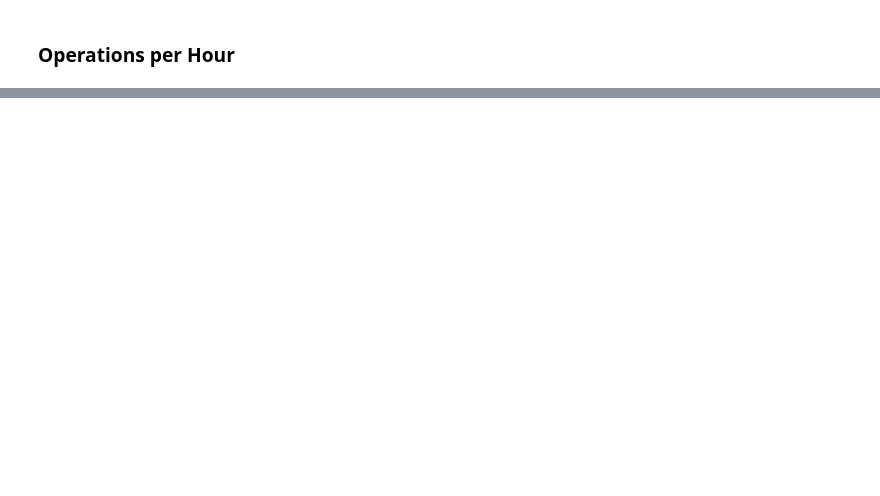
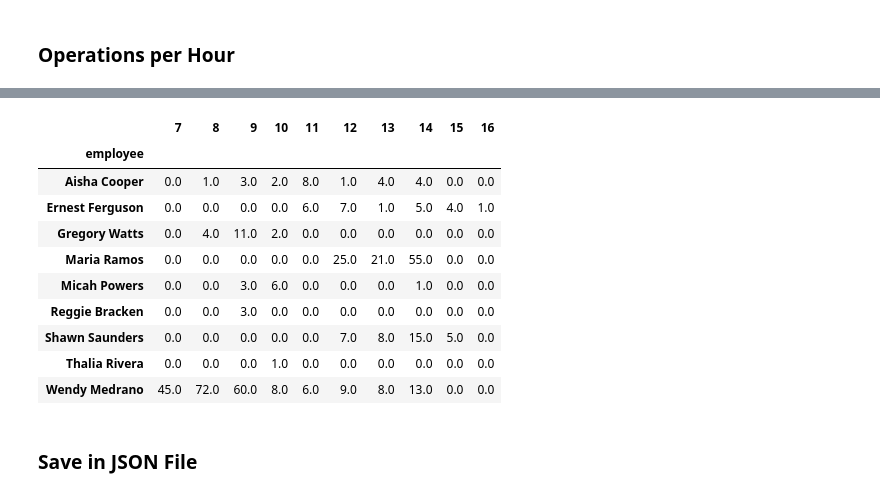
Before and after one commit to wdsrx/data_exploration, a Jupyter notebook: Operations.ipynb, the cells around one changed output, grey strips where cells are left out. Drawn from its saved outputs; the diff is of its cells as text; code cells hidden in the pictures; blank space fills up the shorter version.

```diff
--- a/Operations.ipynb
+++ b/Operations.ipynb
@@ -362,0 +424,22 @@ plt.show()
+# %%
+# Pivot
+df_picking_20_pivoted = df_picking_20_grouped.pivot(index='employee', columns='Hour', values='operationCode')
+df_picking_20_pivoted = df_picking_20_pivoted.fillna(0)
+df_picking_20_pivoted = df_picking_20_pivoted.rename_axis(None, axis=1)
+#df_picking_10_pivoted.reset_index(inplace=True)
+
+df_picking_20_pivoted
+# %% [output]
+|  | 7 | 8 | 9 | 10 | 11 | 12 | 13 | 14 | 15 | 16 |
+| employee |  |  |  |  |  |  |  |  |  |  |
+| Aisha Cooper | 0.0 | 1.0 | 3.0 | 2.0 | 8.0 | 1.0 | 4.0 | 4.0 | 0.0 | 0.0 |
+| Ernest Ferguson | 0.0 | 0.0 | 0.0 | 0.0 | 6.0 | 7.0 | 1.0 | 5.0 | 4.0 | 1.0 |
+| Gregory Watts | 0.0 | 4.0 | 11.0 | 2.0 | 0.0 | 0.0 | 0.0 | 0.0 | 0.0 | 0.0 |
+| Maria Ramos | 0.0 | 0.0 | 0.0 | 0.0 | 0.0 | 25.0 | 21.0 | 55.0 | 0.0 | 0.0 |
+| Micah Powers | 0.0 | 0.0 | 3.0 | 6.0 | 0.0 | 0.0 | 0.0 | 1.0 | 0.0 | 0.0 |
+| Reggie Bracken | 0.0 | 0.0 | 3.0 | 0.0 | 0.0 | 0.0 | 0.0 | 0.0 | 0.0 | 0.0 |
+| Shawn Saunders | 0.0 | 0.0 | 0.0 | 0.0 | 0.0 | 7.0 | 8.0 | 15.0 | 5.0 | 0.0 |
+| Thalia Rivera | 0.0 | 0.0 | 0.0 | 1.0 | 0.0 | 0.0 | 0.0 | 0.0 | 0.0 | 0.0 |
+| Wendy Medrano | 45.0 | 72.0 | 60.0 | 8.0 | 6.0 | 9.0 | 8.0 | 13.0 | 0.0 | 0.0 |
+# %% [markdown]
+### Save in JSON File
```
Also changed, not shown: parts of 53 cells of this notebook, 9 other files.
